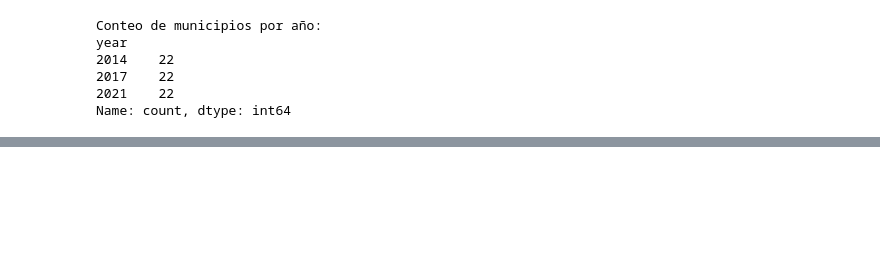
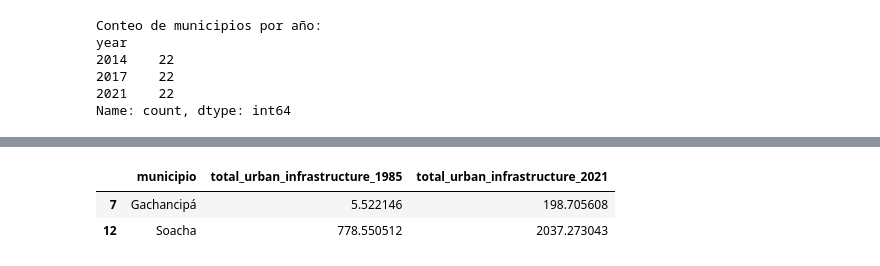
Before and after one commit to wilomaku/maps-social-Colombia, a Jupyter notebook: src/12_EDA_usos_suelo_time.ipynb, the cells around one changed output, grey strips where cells are left out. Drawn from its saved outputs; the diff is of its cells as text; code cells hidden in the pictures; blank space fills up the shorter version.

```diff
--- a/src/12_EDA_usos_suelo_time.ipynb
+++ b/src/12_EDA_usos_suelo_time.ipynb
@@ -344,0 +530,39 @@ fig
+# %%
+for yr in range(1986, 2022):
+    prev_yr = yr - 1
+
+    start_col = f'total_urban_infrastructure_{prev_yr}'
+    end_col = f'total_urban_infrastructure_{yr}'
+    cagr_col = f'total_urban_infrastructure_CAGR_{yr}'
+    area_df[cagr_col] = np.where(
+        (area_df[start_col] > 0) & (area_df[end_col] > 0),
+        (area_df[end_col] / area_df[start_col]) - 1,
+        np.nan
+    ) * 100
+
+    start_col = f'total_agriculture_pasture_mosaic_{prev_yr}'
+    end_col = f'total_agriculture_pasture_mosaic_{yr}'
+    cagr_col = f'total_agriculture_pasture_mosaic_CAGR_{yr}'
+    area_df[cagr_col] = np.where(
+        (area_df[start_col] > 0) & (area_df[end_col] > 0),
+        (area_df[end_col] / area_df[start_col]) - 1,
+        np.nan
+    ) * 100
+
+    start_col = f'total_forest_level2_{prev_yr}'
+    end_col = f'total_forest_level2_{yr}'
+    cagr_col = f'total_forest_level2_CAGR_{yr}'
+    area_df[cagr_col] = np.where(
+        (area_df[start_col] > 0) & (area_df[end_col] > 0),
+        (area_df[end_col] / area_df[start_col]) - 1,
+        np.nan
+    ) * 100
+
+    start_col = f'total_agua_{prev_yr}'
+    end_col = f'total_agua_{yr}'
+    cagr_col = f'total_agua_CAGR_{yr}'
+    area_df[cagr_col] = np.where(
+        (area_df[start_col] > 0) & (area_df[end_col] > 0),
+        (area_df[end_col] / area_df[start_col]) - 1,
+        np.nan
+    ) * 100
@@ -344,0 +571,6 @@ fig
+# %%
+area_df[area_df['municipio'].isin(['Gachancipá', 'Soacha'])][['municipio', 'total_urban_infrastructure_1985', 'total_urban_infrastructure_2021']]
+# %% [output]
+|  | municipio | total_urban_infrastructure_1985 | total_urban_infrastructure_2021 |
+| 7 | Gachancipá | 5.522146 | 198.705608 |
+| 12 | Soacha | 778.550512 | 2037.273043 |
```
Also changed, not shown: parts of 19 cells of this notebook.
